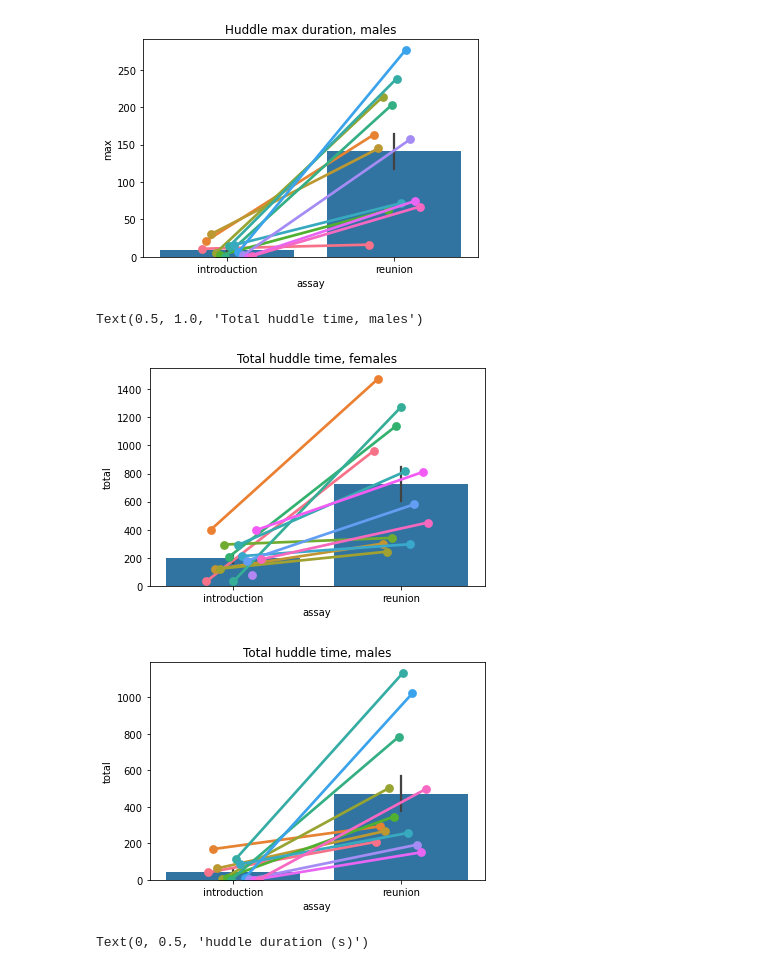
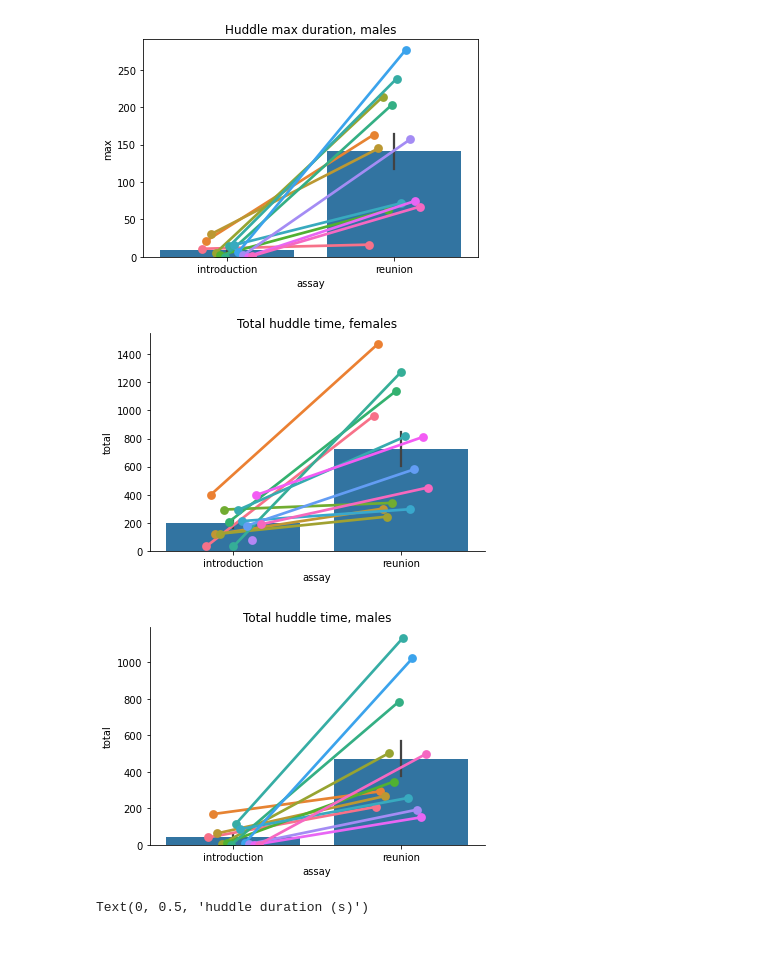
Before and after one commit to nhoglen/scn2a-paper-GWJSNH-code, a Jupyter notebook: 241112_scratch_WThuddleTimes-introVreunion.ipynb, the cells around one changed output. Saved outputs shown, nothing was run; the diff lists cells and outputs as text; code cells hidden in the pictures.

```diff
--- a/241112_scratch_WThuddleTimes-introVreunion.ipynb
+++ b/241112_scratch_WThuddleTimes-introVreunion.ipynb
@@ -27,4 +27,4 @@ warnings.filterwarnings('ignore')
 data = pd.read_csv('all_annotations.csv')
 
 # ----- FIGURES -----
-outp = os.path.join('figures','2024November')
+outp = os.path.join('figures','2025February')
@@ -201,26 +238,29 @@ Text(0.5, 1.0, 'Huddle max duration, males')
 # %%
 # ----- CALCULATE AND PLOT TOTAL HUDDLE TIME PER INDIVIDUAL -----
 
 alltotals = allfilt.groupby(['pair_tag','sex','assay'])[['duration']].sum().reset_index()
 alltotals = alltotals.rename(columns={'duration': 'total'})
 
 # plot female counts
 f = plt.figure()
 ax = sns.barplot(data=alltotals[alltotals.sex=='F'], x="assay", y="total", errorbar="se")
 sns.pointplot(data=alltotals[alltotals.sex=='F'], x="assay", y="total", hue="pair_tag", dodge=True,ax=ax)
 ax.get_legend().remove()
 ax.set_title('Total huddle time, females')
+sns.despine(top=True,right=True)
+plt.savefig(os.path.join(outp,'total-time_by-pair_females.pdf'))
 
 # plot male counts
 f = plt.figure()
 ax = sns.barplot(data=alltotals[alltotals.sex=='M'], x="assay", y="total", errorbar="se")
 sns.pointplot(data=alltotals[alltotals.sex=='M'], x="assay", y="total", hue="pair_tag", dodge=True,ax=ax)
 ax.get_legend().remove()
 ax.set_title('Total huddle time, males')
+sns.despine(top=True,right=True)
+plt.savefig(os.path.join(outp,'total-time_by-pair_males.pdf'))
 # %% [output]
-Text(0.5, 1.0, 'Total huddle time, males')
-[figure, old version]
+[figure, new version]
-[figure, old version]
+[figure, new version]
 # %%
 # ----- PROTOTYPE RANK PLOTS -----
 
```
Also changed, not shown: parts of 16 cells of this notebook, 1 other file.
